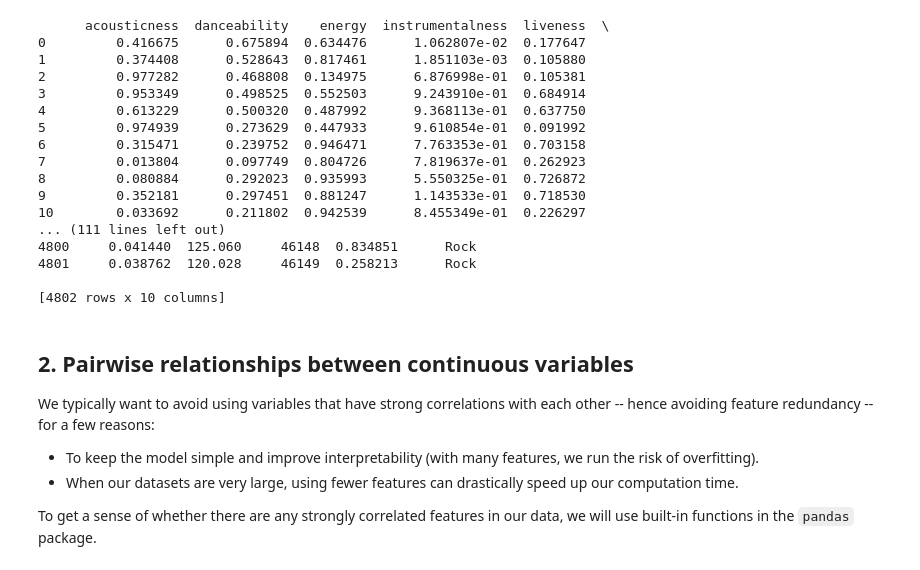
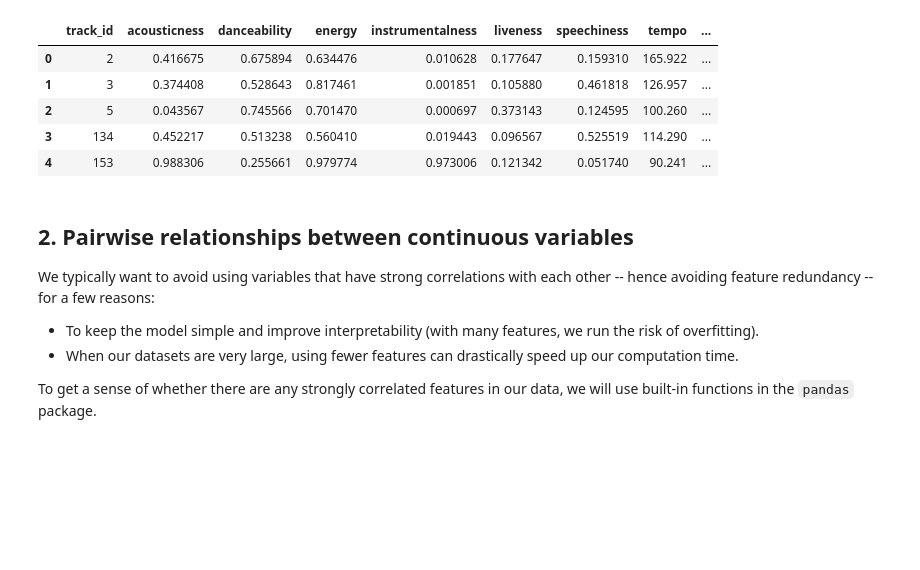
Before and after one commit to femtonelson/Classifying-Songs-Genres-From-Audio-Data, a Jupyter notebook: Classifying-Song-Genres.ipynb, the cells around one changed output. Cells and saved outputs as stored; diff of their text form; code cells hidden in the pictures; blank space fills up the shorter version.

```diff
--- a/Classifying-Song-Genres.ipynb
+++ b/Classifying-Song-Genres.ipynb
@@ -9,35 +11,24 @@
 # %%
 import pandas as pd
 
 # Read in track metadata with genre labels
-tracks = pd.read_csv('datasets/fma-rock-vs-hiphop.csv')
+tracks = pd.read_csv('fma-rock-vs-hiphop.csv')
 
 # Read in track metrics with the features
-echonest_metrics = pd.read_json('datasets/echonest-metrics.json')
+echonest_metrics = pd.read_json('echonest-metrics.json')
 
 # Merge the relevant columns of tracks and echonest_metrics
 echo_tracks = echonest_metrics.merge(tracks[['track_id', 'genre_top']], on= 'track_id')
 
 # Inspect the resultant dataframe
-print(echo_tracks)
+echo_tracks.head()
 # %% [output]
-      acousticness  danceability    energy  instrumentalness  liveness  \
-0         0.416675      0.675894  0.634476      1.062807e-02  0.177647
-1         0.374408      0.528643  0.817461      1.851103e-03  0.105880
-2         0.977282      0.468808  0.134975      6.876998e-01  0.105381
-3         0.953349      0.498525  0.552503      9.243910e-01  0.684914
-4         0.613229      0.500320  0.487992      9.368113e-01  0.637750
-5         0.974939      0.273629  0.447933      9.610854e-01  0.091992
-6         0.315471      0.239752  0.946471      7.763353e-01  0.703158
-7         0.013804      0.097749  0.804726      7.819637e-01  0.262923
-8         0.080884      0.292023  0.935993      5.550325e-01  0.726872
-9         0.352181      0.297451  0.881247      1.143533e-01  0.718530
-10        0.033692      0.211802  0.942539      8.455349e-01  0.226297
-... (111 lines left out)
-4800     0.041440  125.060     46148  0.834851      Rock
-4801     0.038762  120.028     46149  0.258213      Rock
-
-[4802 rows x 10 columns]
+|  | track_id | acousticness | danceability | energy | instrumentalness | liveness | speechiness | tempo | ... |
+| 0 | 2 | 0.416675 | 0.675894 | 0.634476 | 0.010628 | 0.177647 | 0.159310 | 165.922 | ... |
+| 1 | 3 | 0.374408 | 0.528643 | 0.817461 | 0.001851 | 0.105880 | 0.461818 | 126.957 | ... |
+| 2 | 5 | 0.043567 | 0.745566 | 0.701470 | 0.000697 | 0.373143 | 0.124595 | 100.260 | ... |
+| 3 | 134 | 0.452217 | 0.513238 | 0.560410 | 0.019443 | 0.096567 | 0.525519 | 114.290 | ... |
+| 4 | 153 | 0.988306 | 0.255661 | 0.979774 | 0.973006 | 0.121342 | 0.051740 | 90.241 | ... |
 # %% [markdown]
 ## 2. Pairwise relationships between continuous variables
 <p>We typically want to avoid using variables that have strong correlations with each other -- hence avoiding feature redundancy -- for a few reasons:</p>
```
Also changed, not shown: parts of 13 cells of this notebook.
